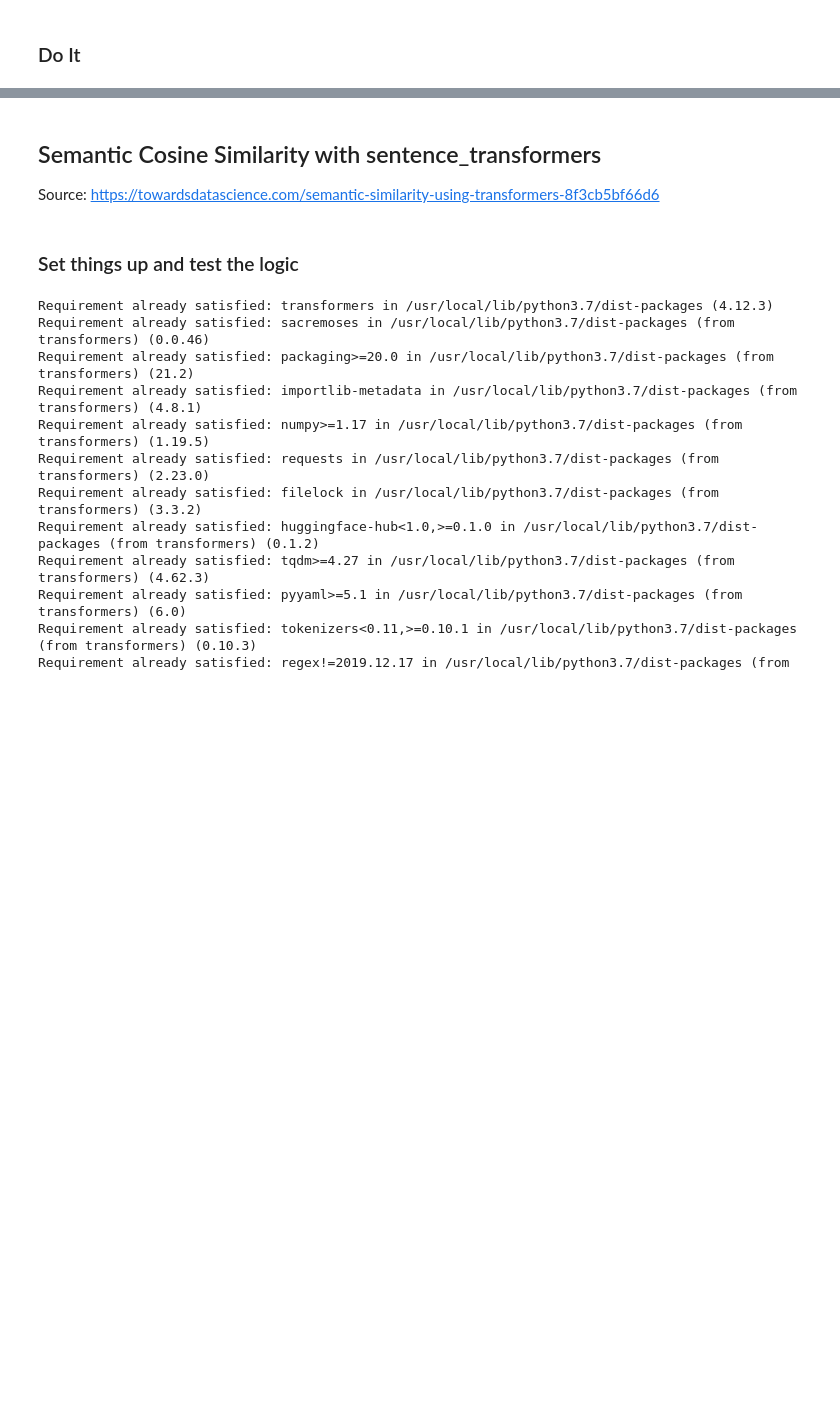
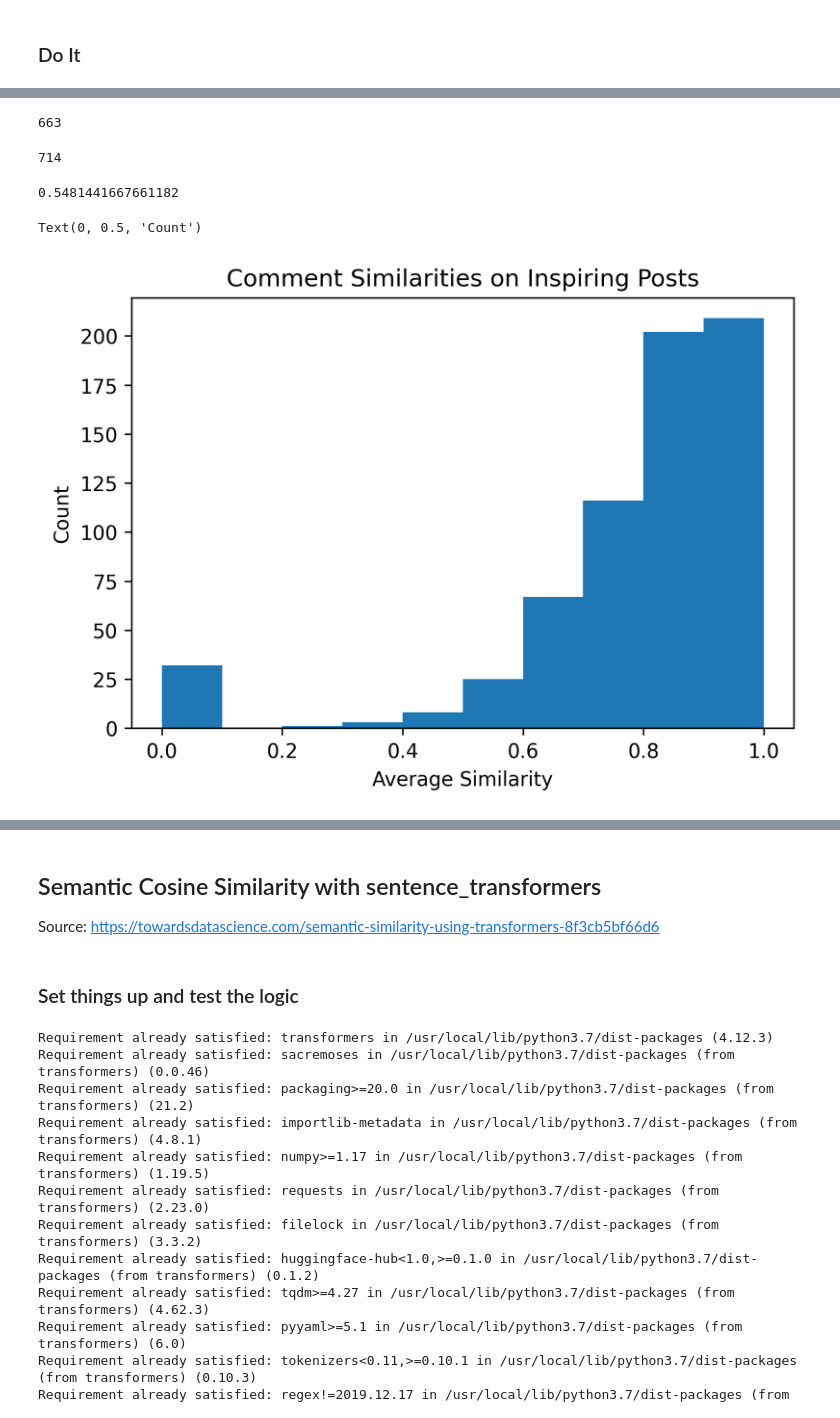
Before and after one commit to d141/Contagious-Inspiration, a Jupyter notebook: Train_Inspiration.ipynb, the cells around one changed output, grey strips where cells are left out. Drawn from its saved outputs; the diff is of its cells as text; code cells hidden in the pictures; blank space fills up the shorter version.

```diff
--- a/Train_Inspiration.ipynb
+++ b/Train_Inspiration.ipynb
@@ -1401,0 +1234,17 @@ files.download('empath_not_inspiring.json')
+# %%
+import json as JSON
+
+with open('empath_not_inspiring.json') as json_file:
+    print(type(json_file))
+    not_inspiring_posts = JSON.load(json_file)
+
+n_similarities = []
+n_num_posts = []
+n_total_similarities = []
+for d in not_inspiring_posts:
+  try:
+    n_similarities.append(not_inspiring_posts[d]['average_similarity'])
+    n_num_posts.append(not_inspiring_posts[d]['total_comments'])
+    n_total_similarities.append(not_inspiring_posts[d]['total_similarity'])
+  except:
+    continue
@@ -1401,0 +1253,15 @@ files.download('empath_not_inspiring.json')
+# %%
+with open('empath_inspiring.json') as json_file:
+    print(type(json_file))
+    inspiring_posts = JSON.load(json_file)
+
+i_similarities = []
+i_num_posts = []
+i_total_similarities = []
+for d in inspiring_posts:
+  try:
+    i_similarities.append(inspiring_posts[d]['average_similarity'])
+    i_num_posts.append(inspiring_posts[d]['total_comments'])
+    i_total_similarities.append(inspiring_posts[d]['total_similarity'])
+  except:
+    continue
@@ -1401,0 +1294,8 @@ files.download('empath_not_inspiring.json')
+# %%
+len(i_similarities)
+# %% [output]
+663
+# %%
+len(n_similarities)
+# %% [output]
+714
@@ -1401,0 +1311,17 @@ files.download('empath_not_inspiring.json')
+# %%
+p
+# %% [output]
+0.5481441667661182
+# %%
+import matplotlib.pyplot as plt
+
+plt.rcParams['figure.dpi'] = 300
+
+#plt.figure(figsize=(10,8))
+plt.hist(i_similarities, bins=10)
+plt.title("Comment Similarities on Inspiring Posts")
+plt.xlabel("Average Similarity")
+plt.ylabel("Count")
+# %% [output]
+Text(0, 0.5, 'Count')
+[figure, added]
```
Also changed, not shown: parts of 59 cells of this notebook.
